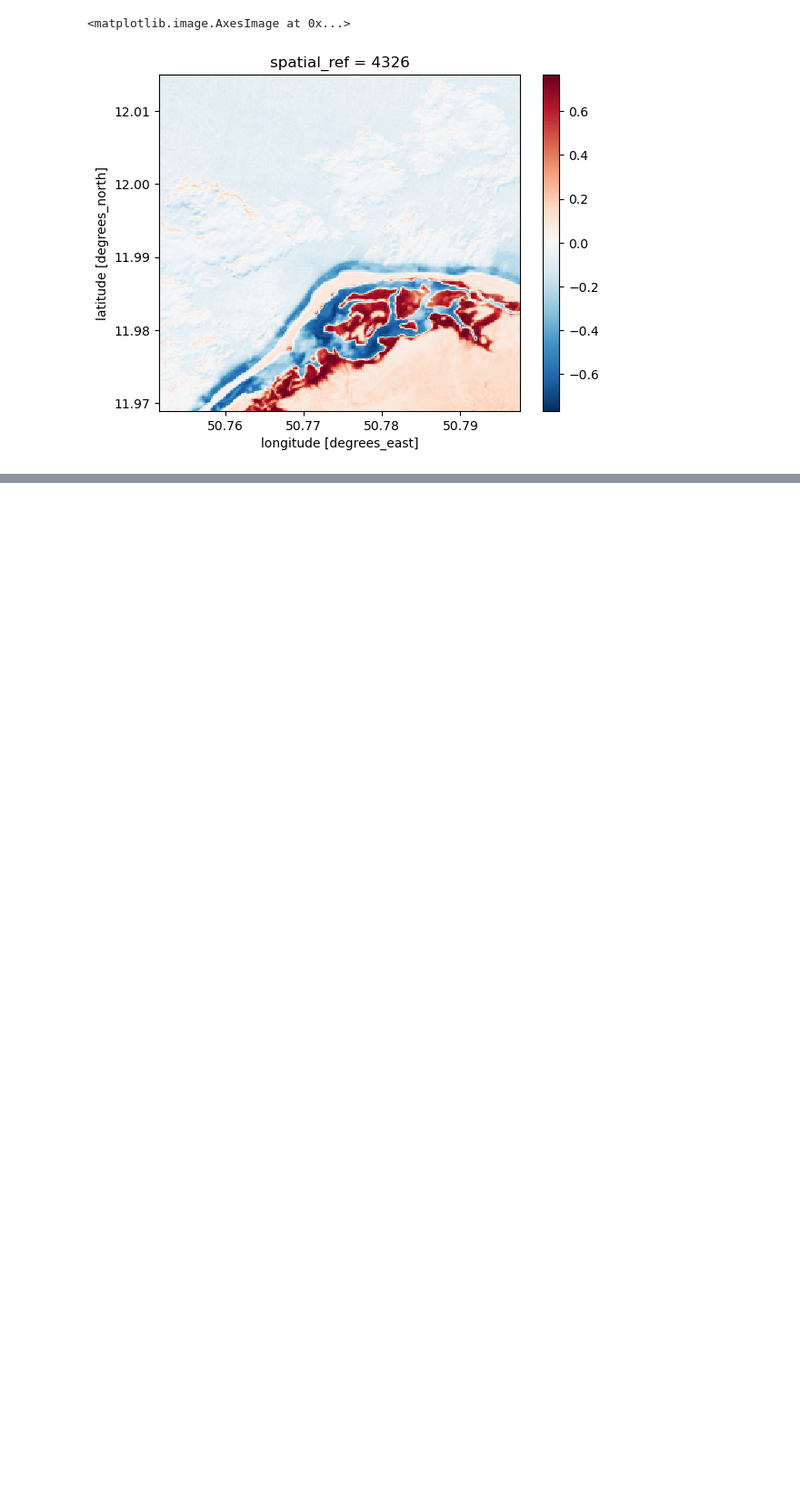
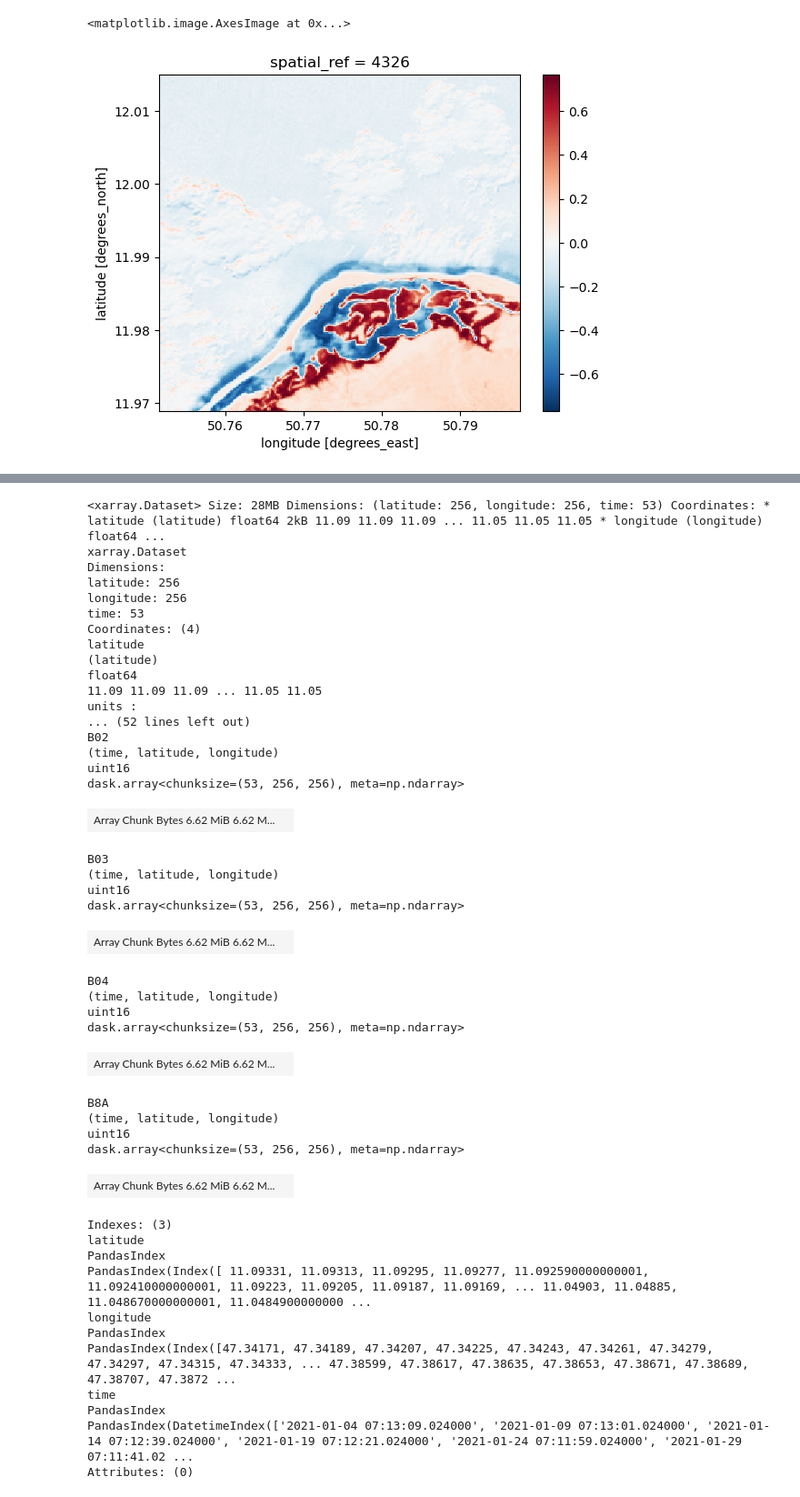
Before and after one commit to MarkusZehner/stacathome, a Jupyter notebook: walltowall.ipynb, the cells around one changed output, grey strips where cells are left out. Shown at 91% size. Cells and saved outputs as stored; diff of their text form; code cells hidden in the pictures; blank space fills up the shorter version.

```diff
--- a/walltowall.ipynb
+++ b/walltowall.ipynb
@@ -313,0 +375,3 @@ Data variables:
+# %%
+#drop where B02 == 0
+mean_time = otf_cube.B02.mean(dim=['longitude', 'latitude']).values
@@ -313,0 +387,47 @@ Data variables:
+# %%
+otf_cube.isel(time=np.where(mean_time != 0)[0])
+# %% [output]
+<xarray.Dataset> Size: 28MB Dimensions: (latitude: 256, longitude: 256, time: 53) Coordinates: * latitude (latitude) float64 2kB 11.09 11.09 11.09 ... 11.05 11.05 11.05 * longitude (longitude) float64 ...
+xarray.Dataset
+Dimensions:
+latitude: 256
+longitude: 256
+time: 53
+Coordinates: (4)
+latitude
+(latitude)
+float64
+11.09 11.09 11.09 ... 11.05 11.05
+units :
+... (52 lines left out)
+B02
+(time, latitude, longitude)
+uint16
+dask.array<chunksize=(53, 256, 256), meta=np.ndarray>
+| Array Chunk Bytes 6.62 MiB 6.62 M... |  |
+B03
+(time, latitude, longitude)
+uint16
+dask.array<chunksize=(53, 256, 256), meta=np.ndarray>
+| Array Chunk Bytes 6.62 MiB 6.62 M... |  |
+B04
+(time, latitude, longitude)
+uint16
+dask.array<chunksize=(53, 256, 256), meta=np.ndarray>
+| Array Chunk Bytes 6.62 MiB 6.62 M... |  |
+B8A
+(time, latitude, longitude)
+uint16
+dask.array<chunksize=(53, 256, 256), meta=np.ndarray>
+| Array Chunk Bytes 6.62 MiB 6.62 M... |  |
+Indexes: (3)
+latitude
+PandasIndex
+PandasIndex(Index([ 11.09331, 11.09313, 11.09295, 11.09277, 11.092590000000001, 11.092410000000001, 11.09223, 11.09205, 11.09187, 11.09169, ... 11.04903, 11.04885, 11.048670000000001, 11.0484900000000 ...
+longitude
+PandasIndex
+PandasIndex(Index([47.34171, 47.34189, 47.34207, 47.34225, 47.34243, 47.34261, 47.34279, 47.34297, 47.34315, 47.34333, ... 47.38599, 47.38617, 47.38635, 47.38653, 47.38671, 47.38689, 47.38707, 47.3872 ...
+time
+PandasIndex
+PandasIndex(DatetimeIndex(['2021-01-04 07:13:09.024000', '2021-01-09 07:13:01.024000', '2021-01-14 07:12:39.024000', '2021-01-19 07:12:21.024000', '2021-01-24 07:11:59.024000', '2021-01-29 07:11:41.02 ...
+Attributes: (0)
```
Also changed, not shown: parts of 9 cells of this notebook, 1 other file.
